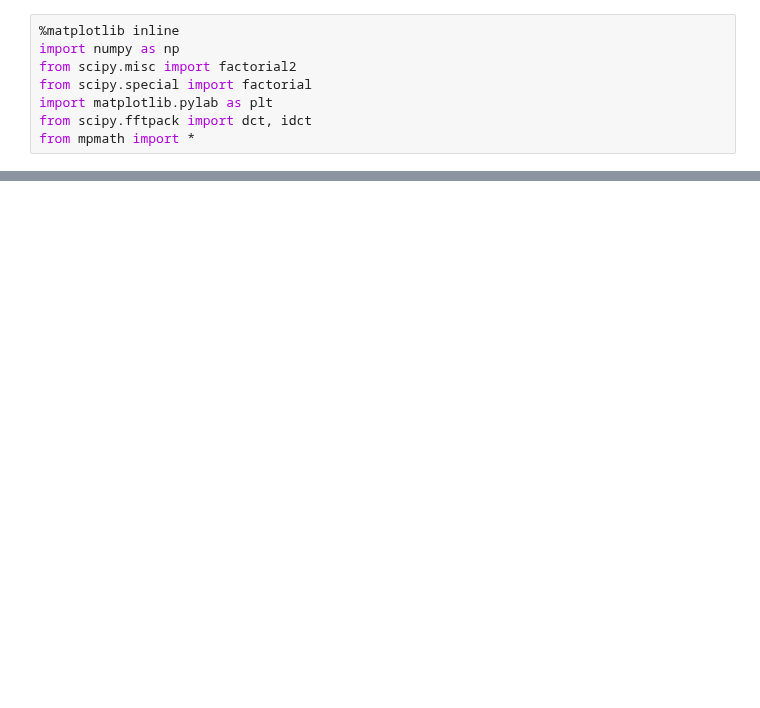
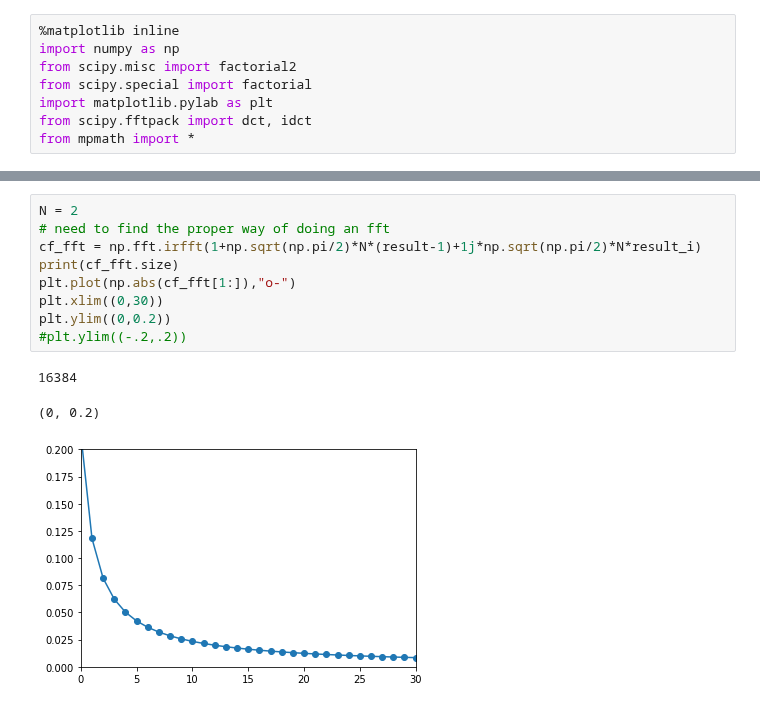
Before and after one commit to hstrey/FCS-simulations, a Jupyter notebook: moment problem with series acceleration.ipynb, the cells around one changed output, grey strips where cells are left out. Drawn from its saved outputs; the diff is of its cells as text; blank space fills up the shorter version.

```diff
--- a/moment problem with series acceleration.ipynb
+++ b/moment problem with series acceleration.ipynb
@@ -19,0 +47,13 @@ plt.plot(t[:1000],result[:1000])
+# %%
+N = 2
+# need to find the proper way of doing an fft
+cf_fft = np.fft.irfft(1+np.sqrt(np.pi/2)*N*(result-1)+1j*np.sqrt(np.pi/2)*N*result_i)
+print(cf_fft.size)
+plt.plot(np.abs(cf_fft[1:]),"o-")
+plt.xlim((0,30))
+plt.ylim((0,0.2))
+#plt.ylim((-.2,.2))
+# %% [output]
+16384
+(0, 0.2)
+[figure, added]
```
Also changed, not shown: parts of 8 cells of this notebook, 3 other files.
